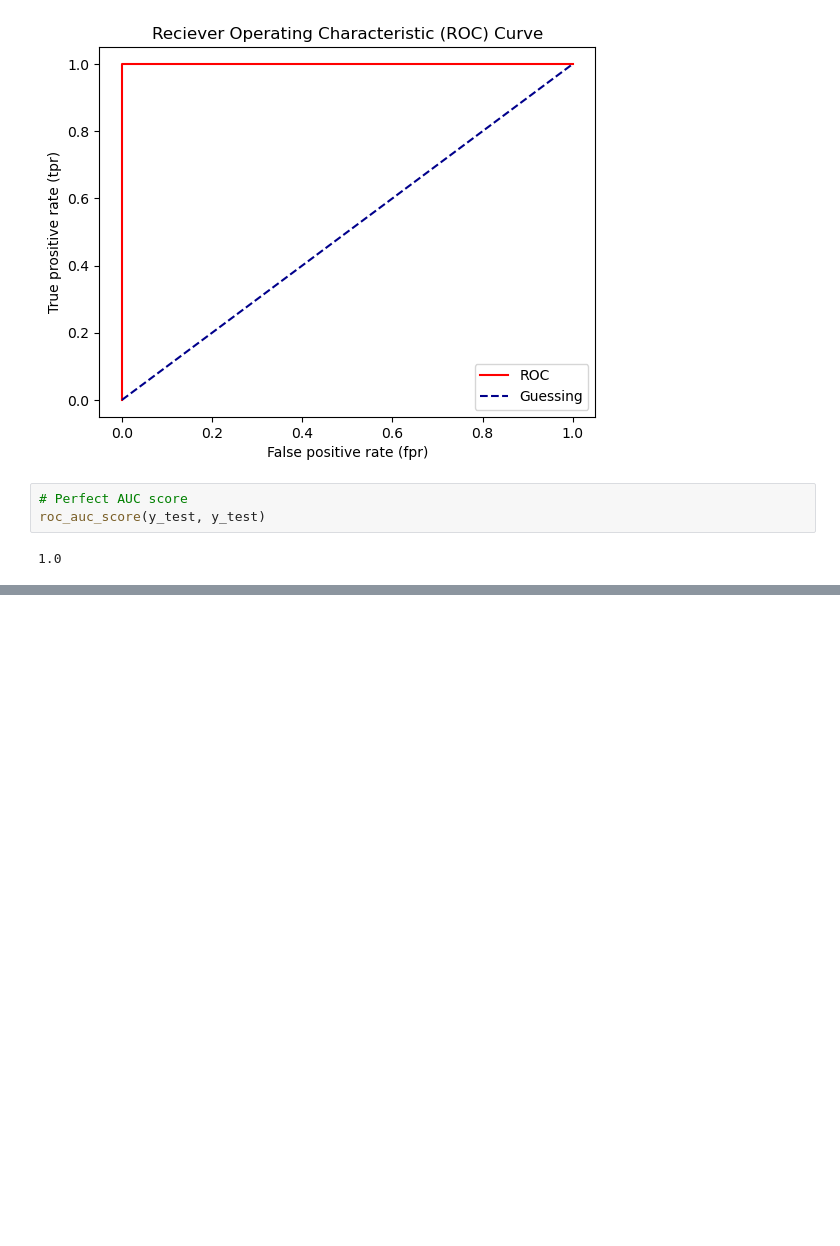
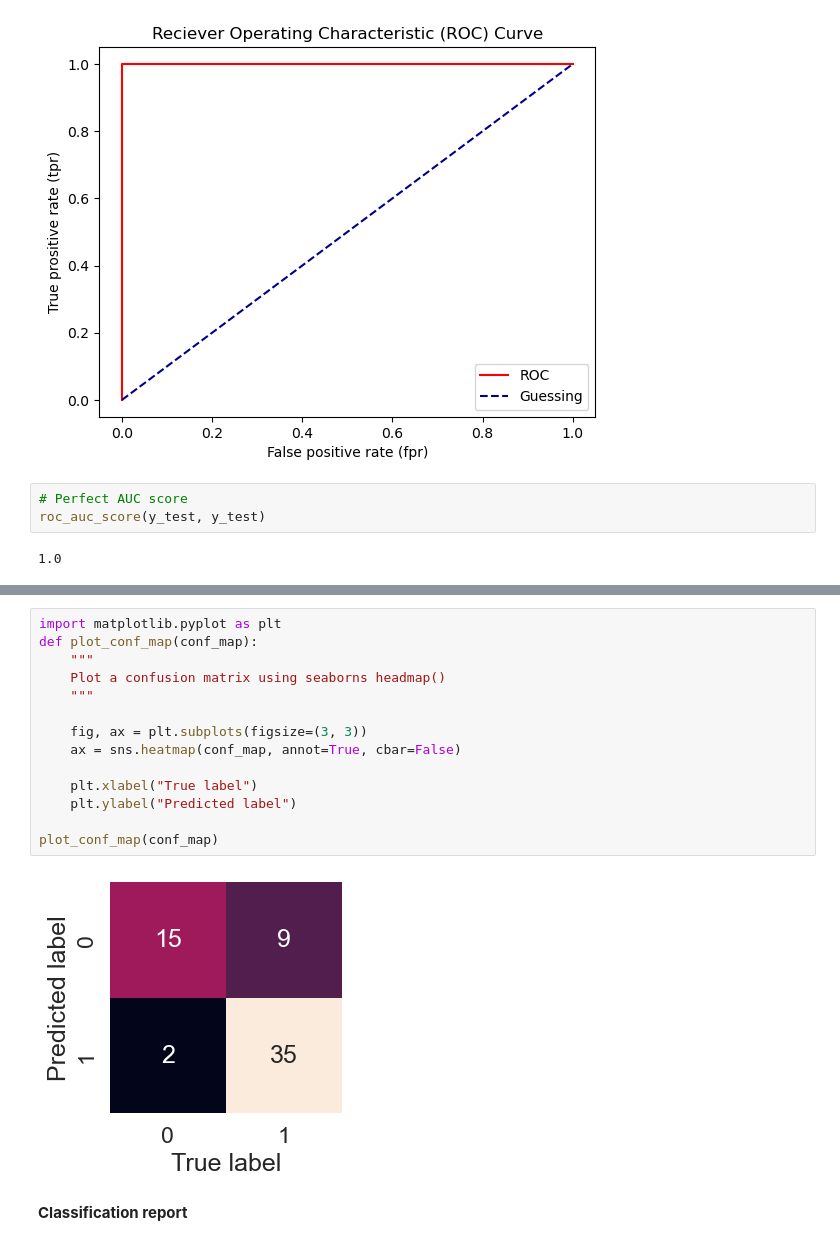
Before and after one commit to msnkr/python_projects, a Jupyter notebook: ML/introduction-to-scikit-learn/introduction-to-scikit-learn.ipynb, the cells around one changed output, grey strips where cells are left out. Drawn from its saved outputs; the diff is of its cells as text; blank space fills up the shorter version.

```diff
--- a/ML/introduction-to-scikit-learn/introduction-to-scikit-learn.ipynb
+++ b/ML/introduction-to-scikit-learn/introduction-to-scikit-learn.ipynb
@@ -1252,0 +1290,18 @@ roc_auc_score(y_test, y_test)
+# %%
+import matplotlib.pyplot as plt
+def plot_conf_map(conf_map):
+    """
+    Plot a confusion matrix using seaborns headmap()
+    """
+
+    fig, ax = plt.subplots(figsize=(3, 3))
+    ax = sns.heatmap(conf_map, annot=True, cbar=False)
+
+    plt.xlabel("True label")
+    plt.ylabel("Predicted label")
+
+plot_conf_map(conf_map)
+# %% [output]
+[figure, added]
+# %% [markdown]
+**Classification report**
```
Also changed, not shown: parts of 10 cells of this notebook.
